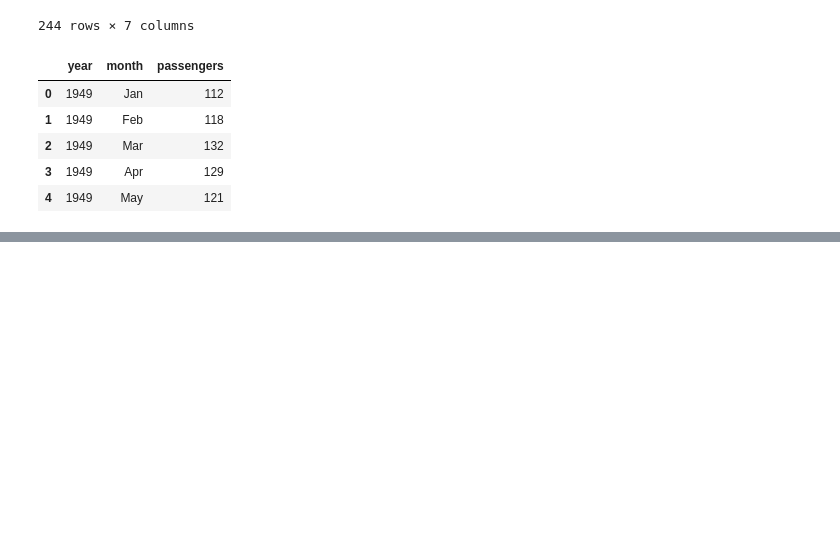
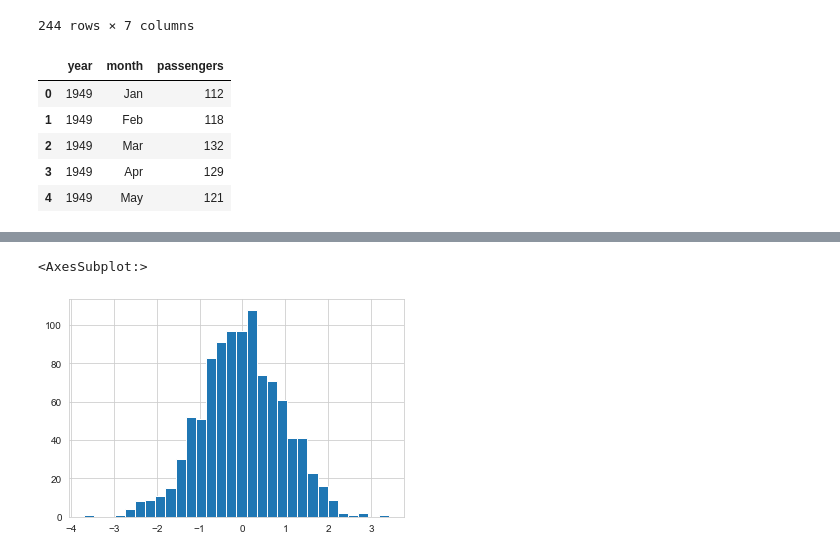
Before and after one commit to amir-nrfkn/U-PyForDS, a Jupyter notebook: code/visualizations_practice.ipynb, the cells around one changed output, grey strips where cells are left out. Saved outputs shown, nothing was run; the diff lists cells and outputs as text; code cells hidden in the pictures; blank space fills up the shorter version.

```diff
--- a/code/practice_file.ipynb
+++ b/code/visualizations_practice.ipynb
@@ -439,0 +470,2 @@ g.map(plt.scatter, 'total_bill', 'tip')
+# %%
+df1 = pd.read_csv('df1', header=0, index_col=0)
@@ -439,0 +497,5 @@ g.map(plt.scatter, 'total_bill', 'tip')
+# %%
+df1['A'].hist(bins=30)
+# %% [output]
+<AxesSubplot:>
+[figure, added]
```
Also changed, not shown: parts of 59 cells of this notebook, 3 other files.
